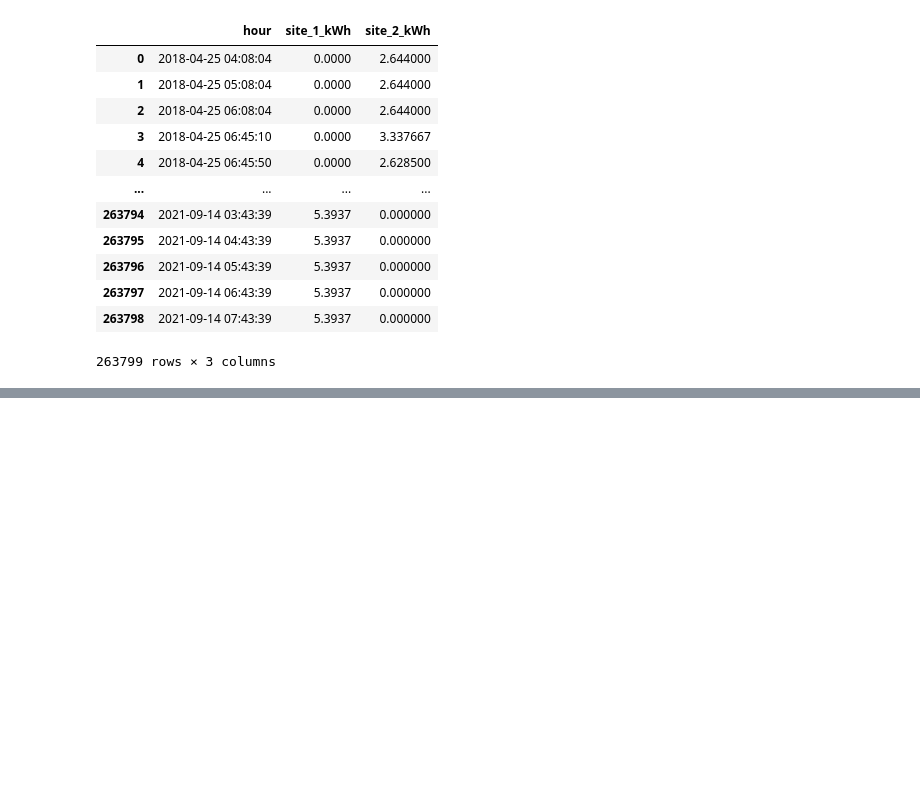
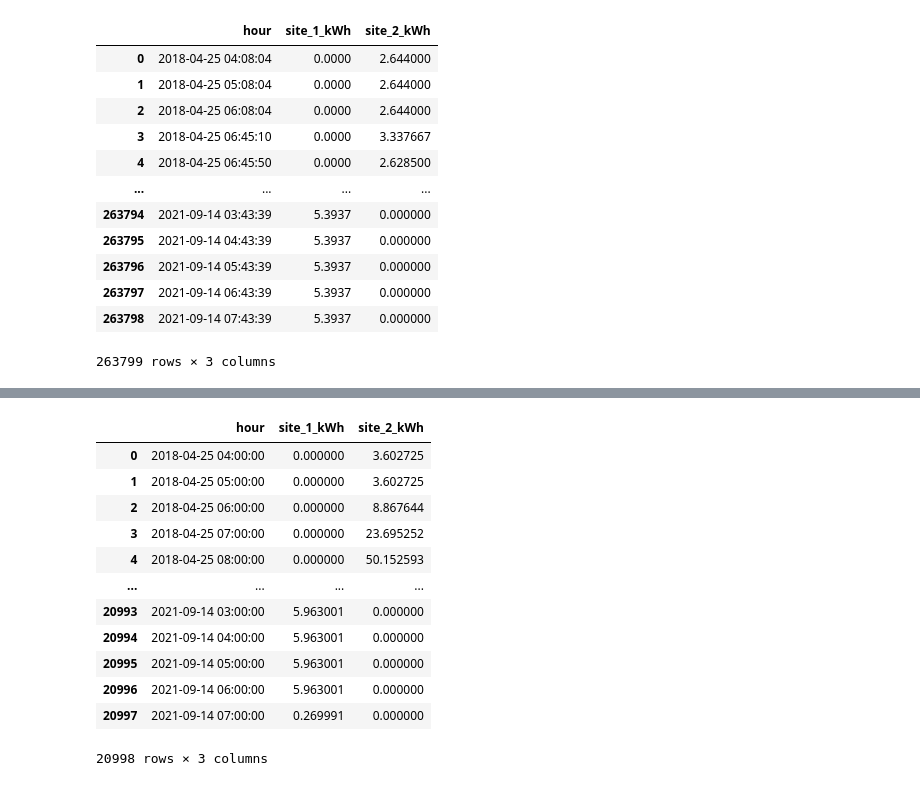
Before and after one commit to JanRkck/AA24, a Jupyter notebook: energy_delivered_kpi.ipynb, the cells around one changed output, grey strips where cells are left out. Cells and saved outputs as stored; diff of their text form; code cells hidden in the pictures; blank space fills up the shorter version.

```diff
--- a/energy_delivered_kpi.ipynb
+++ b/energy_delivered_kpi.ipynb
@@ -103,0 +150,16 @@ hourly_kwh
+# %%
+hourly_kwh_summary
+# %% [output]
+|  | hour | site_1_kWh | site_2_kWh |
+| 0 | 2018-04-25 04:00:00 | 0.000000 | 3.602725 |
+| 1 | 2018-04-25 05:00:00 | 0.000000 | 3.602725 |
+| 2 | 2018-04-25 06:00:00 | 0.000000 | 8.867644 |
+| 3 | 2018-04-25 07:00:00 | 0.000000 | 23.695252 |
+| 4 | 2018-04-25 08:00:00 | 0.000000 | 50.152593 |
+| ... | ... | ... | ... |
+| 20993 | 2021-09-14 03:00:00 | 5.963001 | 0.000000 |
+| 20994 | 2021-09-14 04:00:00 | 5.963001 | 0.000000 |
+| 20995 | 2021-09-14 05:00:00 | 5.963001 | 0.000000 |
+| 20996 | 2021-09-14 06:00:00 | 5.963001 | 0.000000 |
+| 20997 | 2021-09-14 07:00:00 | 0.269991 | 0.000000 |
+20998 rows × 3 columns
```
Also changed, not shown: parts of 6 cells of this notebook.
